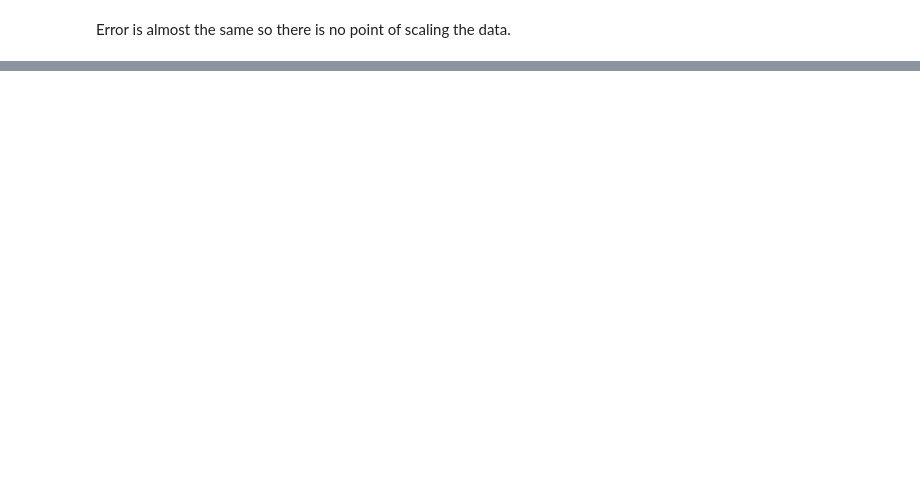
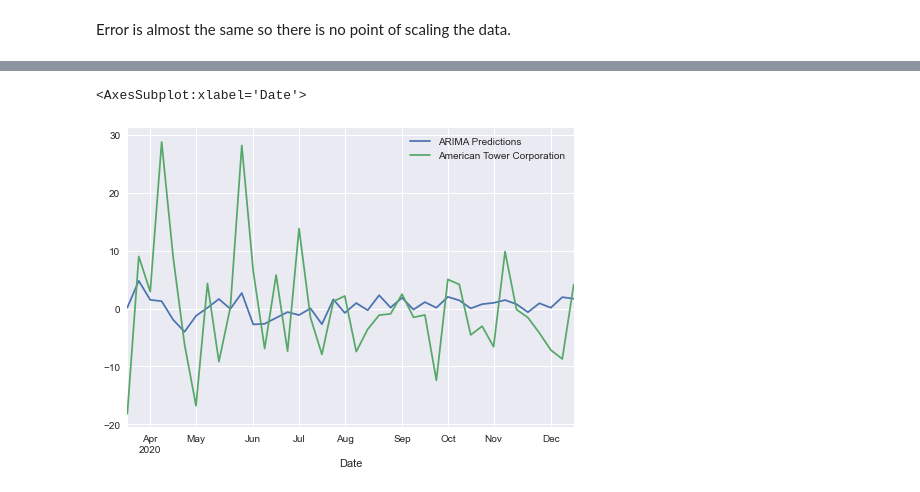
Before and after one commit to rishupadhye/Stock-Price-Prediction-Using-ARIMA-, a Jupyter notebook: Stock Price Prediction ARIMA .ipynb, the cells around one changed output, grey strips where cells are left out. Cells and saved outputs as stored; diff of their text form; code cells hidden in the pictures; blank space fills up the shorter version.

```diff
--- a/Stock Price Prediction ARIMA .ipynb
+++ b/Stock Price Prediction ARIMA .ipynb
@@ -235,0 +391,6 @@ weekly_price_forecast_arima.head()
+# %%
+test_size = 40
+train_arima, test_arima = weekly_price_d['American Tower Corporation'][:-test_size], weekly_price_d['American Tower Corporation'][-test_size:]
+model_arima = ARIMA(train_arima, order=(2,0,2)) # d component is 0, so this would actually call ARMA model
+model_arima_fitted = model_arima.fit()
+model_arima_fitted.summary()
@@ -235,0 +425,8 @@ weekly_price_forecast_arima.head()
+# %%
+model_arima = ARIMA(weekly_price_d['American Tower Corporation'], order=(2,0,2))
+model_arima_fitted = model_arima.fit()
+prediction_size = 4 # next month
+forecast_arima = model_arima_fitted.forecast(steps=prediction_size)[0]
+df_forecast_arima = pd.DataFrame(forecast_arima, index=weekly_price_d.index[-prediction_size:], columns=['American Tower Corporation'] )
+weekly_price_forecast_arima = inverse_diff(pd.DataFrame(weekly_price['American Tower Corporation']), df_forecast_arima)
+weekly_price_forecast_arima.head()
@@ -235,0 +440,9 @@ weekly_price_forecast_arima.head()
+# %%
+start=len(train_arima)
+end=len(train_arima)+len(test_arima)-1
+pred=model_arima_fitted.predict(start=start,end=end,typ='levels').rename('ARIMA Predictions')
+pred.plot(legend=True)
+test_arima.plot(legend=True)
+# %% [output]
+<AxesSubplot:xlabel='Date'>
+[figure, added]
```
Also changed, not shown: parts of 26 cells of this notebook.
